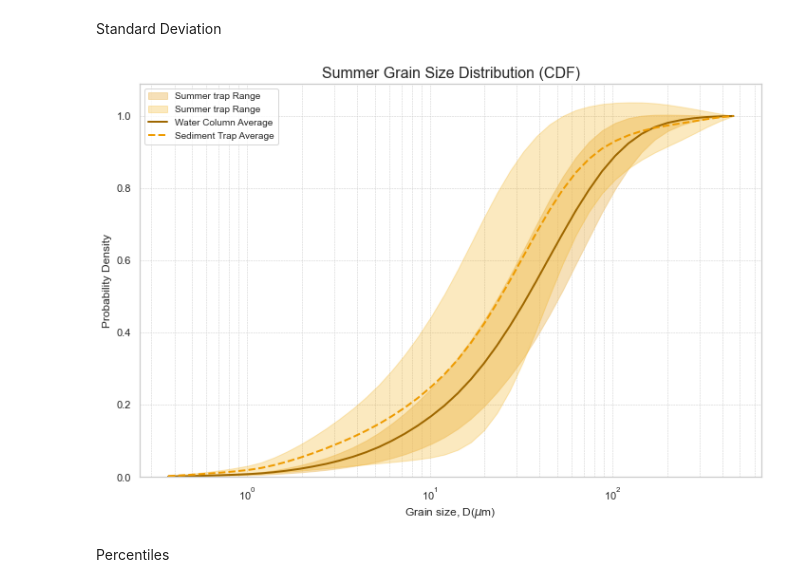
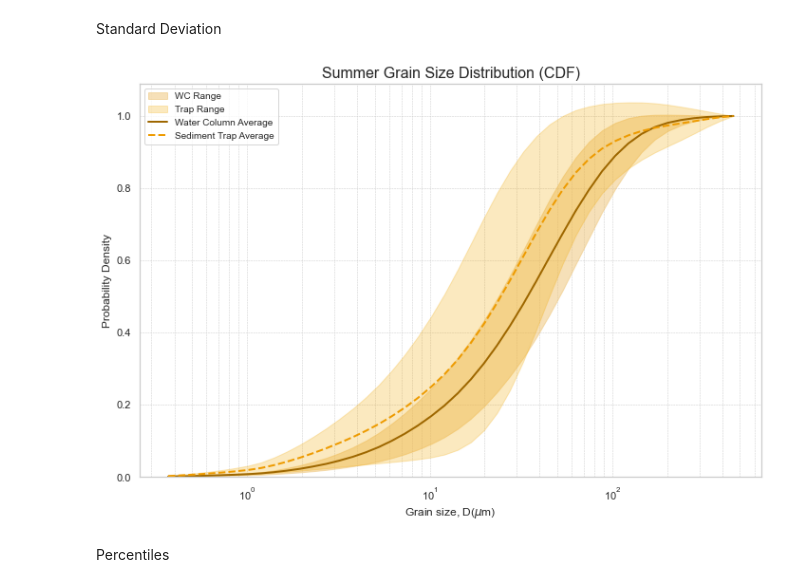
Before and after one commit to nicole-hucke/sediment_trap_paper, a Jupyter notebook: data_analysis/GSD_trap_vs_WC_analysis/PDF_plots.ipynb, the cells around one changed output. Saved outputs shown, nothing was run; the diff lists cells and outputs as text; code cells hidden in the pictures.

```diff
--- a/data_analysis/GSD_trap_vs_WC_analysis/PDF_plots.ipynb
+++ b/data_analysis/GSD_trap_vs_WC_analysis/PDF_plots.ipynb
@@ -360,13 +359,13 @@ water_SP_cdf_array = water_SP_array.cumsum(axis=0)
 trap_SP_cdf_array = trap_SP_array.cumsum(axis=0)
 
 # create DataFrames with grain sizes as the first column
-water_SM_cdf = pd.DataFrame(water_SM_cdf_array, columns=water_SM.columns[1:])  # skip first column name
+water_SM_cdf = pd.DataFrame(water_SM_cdf_array, columns=water_SM.columns[1:-6])  # skip first column name and ignore last six
 water_SM_cdf.insert(0, water_SM.columns[0], grain_sizes)  # insert grain sizes as first column
-water_SP_cdf = pd.DataFrame(water_SP_cdf_array, columns=water_SP.columns[1:])
+water_SP_cdf = pd.DataFrame(water_SP_cdf_array, columns=water_SP.columns[1:-6])
 water_SP_cdf.insert(0, water_SP.columns[0], grain_sizes)
-trap_SM_cdf = pd.DataFrame(trap_SM_cdf_array, columns=trap_SM.columns[1:])
+trap_SM_cdf = pd.DataFrame(trap_SM_cdf_array, columns=trap_SM.columns[1:-6])
 trap_SM_cdf.insert(0, trap_SM.columns[0], grain_sizes)
-trap_SP_cdf = pd.DataFrame(trap_SP_cdf_array, columns=trap_SP.columns[1:])
+trap_SP_cdf = pd.DataFrame(trap_SP_cdf_array, columns=trap_SP.columns[1:-6])
 trap_SP_cdf.insert(0, trap_SP.columns[0], grain_sizes)
 # %%
 # calculating max, avg and min GSDs of the water columns
@@ -551,27 +550,27 @@ Standard Deviation
 # %%
 sns.set(style='whitegrid')
 fig, ax = plt.subplots(figsize=(10, 7))
 
 # Plot the faded distribution between min and max (Water Column)
-ax.fill_between(grain_sizes, water_SM_cdf['avg']-1.96*water_SM_cdf['std'], water_SM_cdf['avg']+ 1.96*water_SM_cdf['std'], color="#EEC372", alpha=0.5, label='Summer trap Range')
-ax.fill_between(grain_sizes, trap_SM_cdf['avg']-1.96*trap_SM_cdf['std'], trap_SM_cdf['avg']+1.96*trap_SM_cdf['std'], color="#F2A900", alpha=0.25, label='Summer trap Range')
+ax.fill_between(grain_sizes, water_SM_cdf['avg']-1.96*water_SM_cdf['std'], water_SM_cdf['avg']+ 1.96*water_SM_cdf['std'], color="#EEC372", alpha=0.5, label='WC Range')
+ax.fill_between(grain_sizes, trap_SM_cdf['avg']-1.96*trap_SM_cdf['std'], trap_SM_cdf['avg']+1.96*trap_SM_cdf['std'], color="#F2A900", alpha=0.25, label='Trap Range')
 # Plot the average lines
 ax.plot(grain_sizes, water_SM_cdf['avg'], color="#9E6700", linewidth=2, label='Water Column Average')
 ax.plot(grain_sizes, trap_SM_cdf['avg'], color="#EE9B01", linewidth=2, linestyle='--', label='Sediment Trap Average')
 
 ax.set_title('Summer Grain Size Distribution (CDF)', fontsize=16)
 ax.set_xlabel('Grain size, D($\mu$m)', fontsize=12)
 ax.set_ylabel('Probability Density', fontsize=12)
 ax.set_xscale('log')
 ax.set_ylim(bottom=0) # ensure the y-axis starts at 0
 
 ax.legend(loc='upper left', frameon=True, fontsize=10)
 ax.grid(True, which='both', linestyle='--', linewidth=0.5)
 
 plt.tight_layout()
 plt.show()
 # %% [output]
-[figure, old version]
+[figure, new version]
 # %% [markdown]
 Percentiles
 # %%
```
Also changed, not shown: parts of 5 cells of this notebook.
